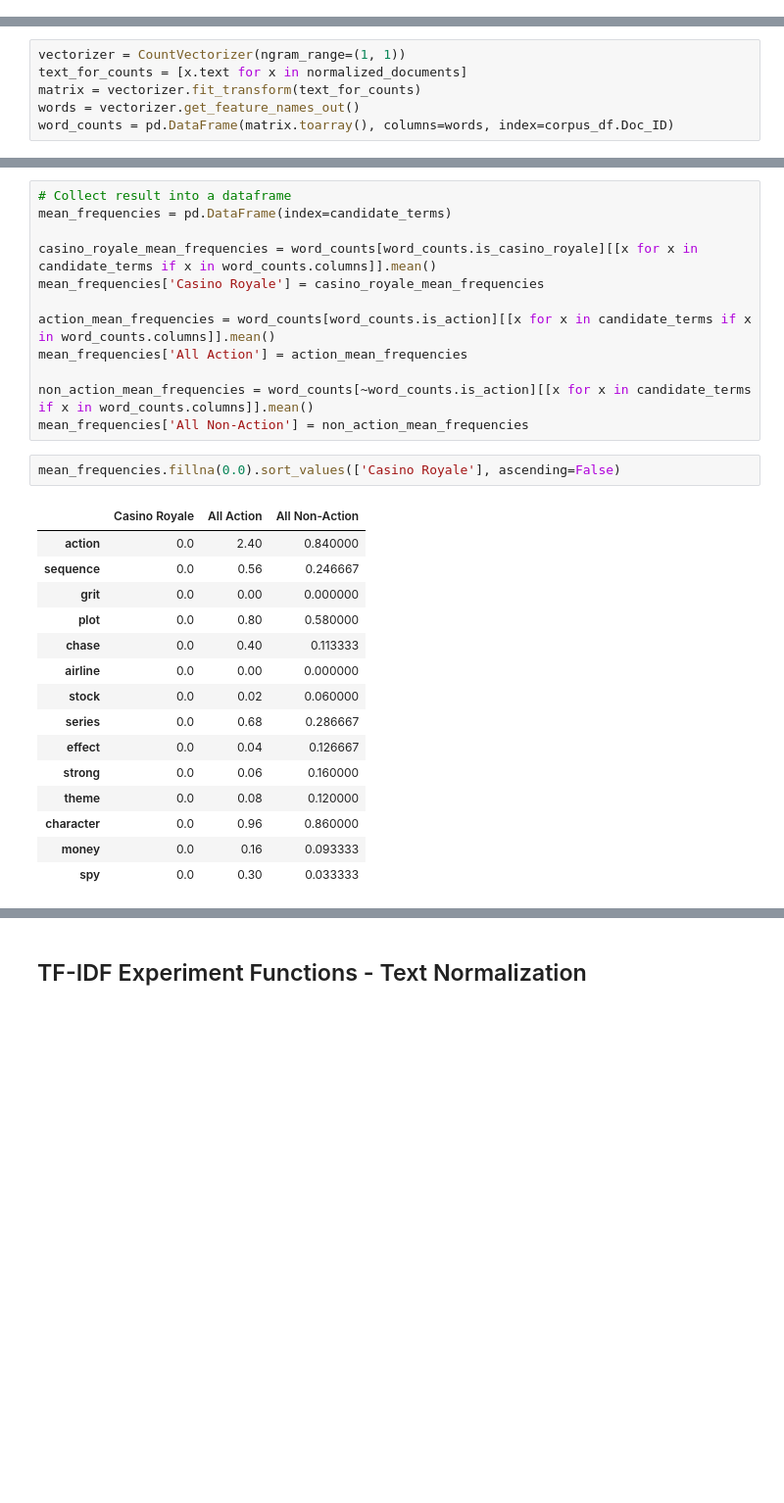
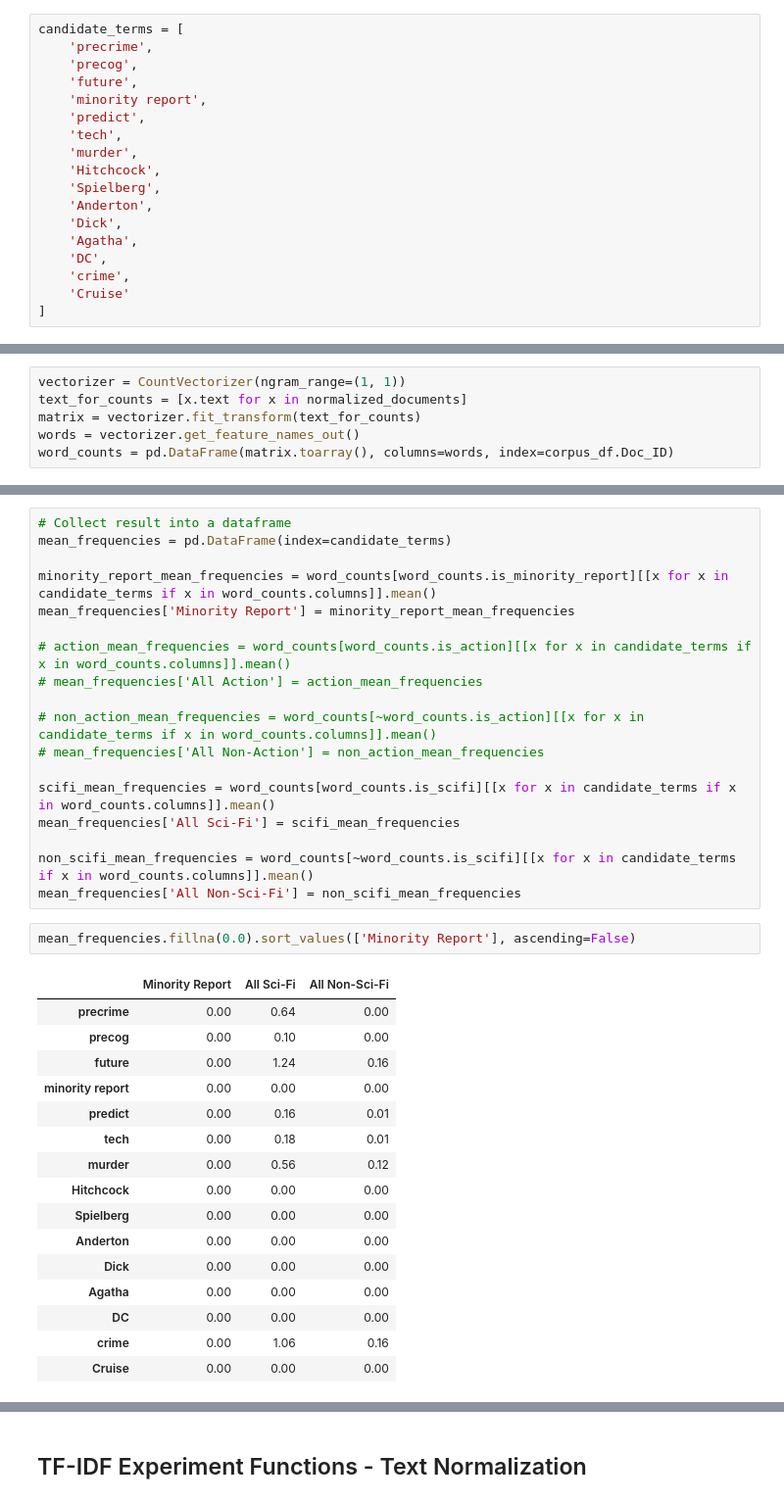
Before and after one commit to Rachhh53/NLP, a Jupyter notebook: MSDS453_Assignment_01.ipynb, the cells around one changed output, grey strips where cells are left out. Shown at 98% size. Drawn from its saved outputs; the diff is of its cells as text; blank space fills up the shorter version.

```diff
--- a/MSDS453_Assignment_01.ipynb
+++ b/MSDS453_Assignment_01.ipynb
@@ -336,3 +327,21 @@ candidate_terms = [
+# %%
+candidate_terms = [
+    'precrime',
+    'precog',
+    'future',
+    'minority report',
+    'predict',
+    'tech',
+    'murder',
+    'Hitchcock',
+    'Spielberg',
+    'Anderton',
+    'Dick',
+    'Agatha',
+    'DC',
+    'crime',
+    'Cruise'
+]
 # %% [markdown]
 ## CountVectorizer
 # %% [markdown]
@@ -355,32 +364,39 @@ word_counts['Doc_ID'] = word_counts.index
 # Collect result into a dataframe
 mean_frequencies = pd.DataFrame(index=candidate_terms)
 
-casino_royale_mean_frequencies = word_counts[word_counts.is_casino_royale][[x for x in candidate_terms if x in word_counts.columns]].mean()
-mean_frequencies['Casino Royale'] = casino_royale_mean_frequencies
+minority_report_mean_frequencies = word_counts[word_counts.is_minority_report][[x for x in candidate_terms if x in word_counts.columns]].mean()
+mean_frequencies['Minority Report'] = minority_report_mean_frequencies
 
-action_mean_frequencies = word_counts[word_counts.is_action][[x for x in candidate_terms if x in word_counts.columns]].mean()
-mean_frequencies['All Action'] = action_mean_frequencies
+# action_mean_frequencies = word_counts[word_counts.is_action][[x for x in candidate_terms if x in word_counts.columns]].mean()
+# mean_frequencies['All Action'] = action_mean_frequencies
 
-non_action_mean_frequencies = word_counts[~word_counts.is_action][[x for x in candidate_terms if x in word_counts.columns]].mean()
-mean_frequencies['All Non-Action'] = non_action_mean_frequencies
+# non_action_mean_frequencies = word_counts[~word_counts.is_action][[x for x in candidate_terms if x in word_counts.columns]].mean()
+# mean_frequencies['All Non-Action'] = non_action_mean_frequencies
+
+scifi_mean_frequencies = word_counts[word_counts.is_scifi][[x for x in candidate_terms if x in word_counts.columns]].mean()
+mean_frequencies['All Sci-Fi'] = scifi_mean_frequencies
+
+non_scifi_mean_frequencies = word_counts[~word_counts.is_scifi][[x for x in candidate_terms if x in word_counts.columns]].mean()
+mean_frequencies['All Non-Sci-Fi'] = non_scifi_mean_frequencies
 # %%
-mean_frequencies.fillna(0.0).sort_values(['Casino Royale'], ascending=False)
+mean_frequencies.fillna(0.0).sort_values(['Minority Report'], ascending=False)
 # %% [output]
-|  | Casino Royale | All Action | All Non-Action |
-| action | 0.0 | 2.40 | 0.840000 |
-| sequence | 0.0 | 0.56 | 0.246667 |
-| grit | 0.0 | 0.00 | 0.000000 |
-| plot | 0.0 | 0.80 | 0.580000 |
-| chase | 0.0 | 0.40 | 0.113333 |
-| airline | 0.0 | 0.00 | 0.000000 |
-| stock | 0.0 | 0.02 | 0.060000 |
-| series | 0.0 | 0.68 | 0.286667 |
-| effect | 0.0 | 0.04 | 0.126667 |
-| strong | 0.0 | 0.06 | 0.160000 |
-| theme | 0.0 | 0.08 | 0.120000 |
-| character | 0.0 | 0.96 | 0.860000 |
-| money | 0.0 | 0.16 | 0.093333 |
-| spy | 0.0 | 0.30 | 0.033333 |
+|  | Minority Report | All Sci-Fi | All Non-Sci-Fi |
+| precrime | 0.00 | 0.64 | 0.00 |
+| precog | 0.00 | 0.10 | 0.00 |
+| future | 0.00 | 1.24 | 0.16 |
+| minority report | 0.00 | 0.00 | 0.00 |
+| predict | 0.00 | 0.16 | 0.01 |
+| tech | 0.00 | 0.18 | 0.01 |
+| murder | 0.00 | 0.56 | 0.12 |
+| Hitchcock | 0.00 | 0.00 | 0.00 |
+| Spielberg | 0.00 | 0.00 | 0.00 |
+| Anderton | 0.00 | 0.00 | 0.00 |
+| Dick | 0.00 | 0.00 | 0.00 |
+| Agatha | 0.00 | 0.00 | 0.00 |
+| DC | 0.00 | 0.00 | 0.00 |
+| crime | 0.00 | 1.06 | 0.16 |
+| Cruise | 0.00 | 0.00 | 0.00 |
 # %%
 # These are identified
 important_prevalent_terms = [
```
Also changed, not shown: parts of 13 cells of this notebook.
